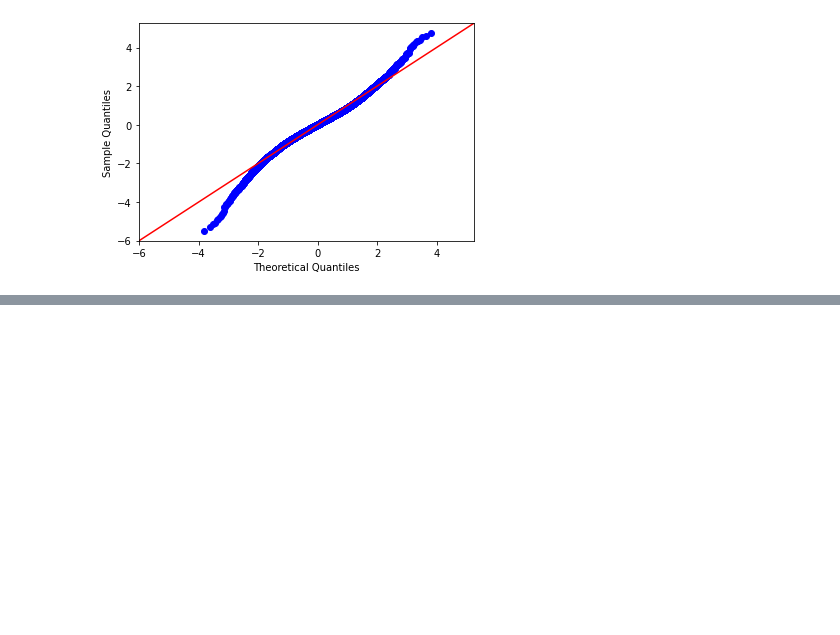
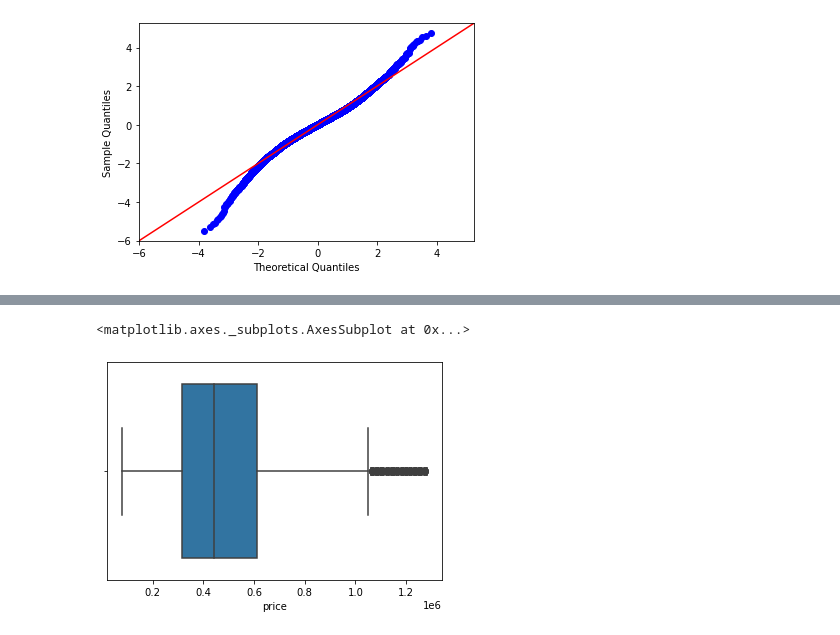
Before and after one commit to christianmoya/PredictingHousingPrices_KingCounty, a Jupyter notebook: Data Exploration & Visualization.ipynb, the cells around one changed output, grey strips where cells are left out. Cells and saved outputs as stored; diff of their text form; code cells hidden in the pictures; blank space fills up the shorter version.

```diff
--- a/Data Exploration & Visualization.ipynb
+++ b/Data Exploration & Visualization.ipynb
@@ -1912,0 +1705,3 @@ fig.show()
+# %%
+df_dist_poi = pd.DataFrame(x, columns = ['transport_dist','medical_emerg_dist','entertain_dist','job_center_dist'])
+df_dist_poi.head()
@@ -1912,0 +1719,3 @@ fig.show()
+# %%
+data_pred_model3 = pd.concat([data_pred_model3, df_dist_poi], axis=1)
+data_pred_model3.head()
@@ -1912,0 +1751,4 @@ fig.show()
+# %%
+# I no longer need zipcode, lat, long, or coor in the model
+data_pred_model3 = data_pred_model3.drop(['zipcode', 'lat', 'long', 'coor'], axis=1)
+data_pred_model3.head()
@@ -1912,0 +1825,7 @@ fig.show()
+# %%
+data_pred_model3 = data_pred_model3[data_pred_model3.price < 1290000]
+# %%
+sns.boxplot(x=data_pred_model3['price'])
+# %% [output]
+<matplotlib.axes._subplots.AxesSubplot at 0x...>
+[figure, added]
```
Also changed, not shown: parts of 118 cells of this notebook, 2 other files.
